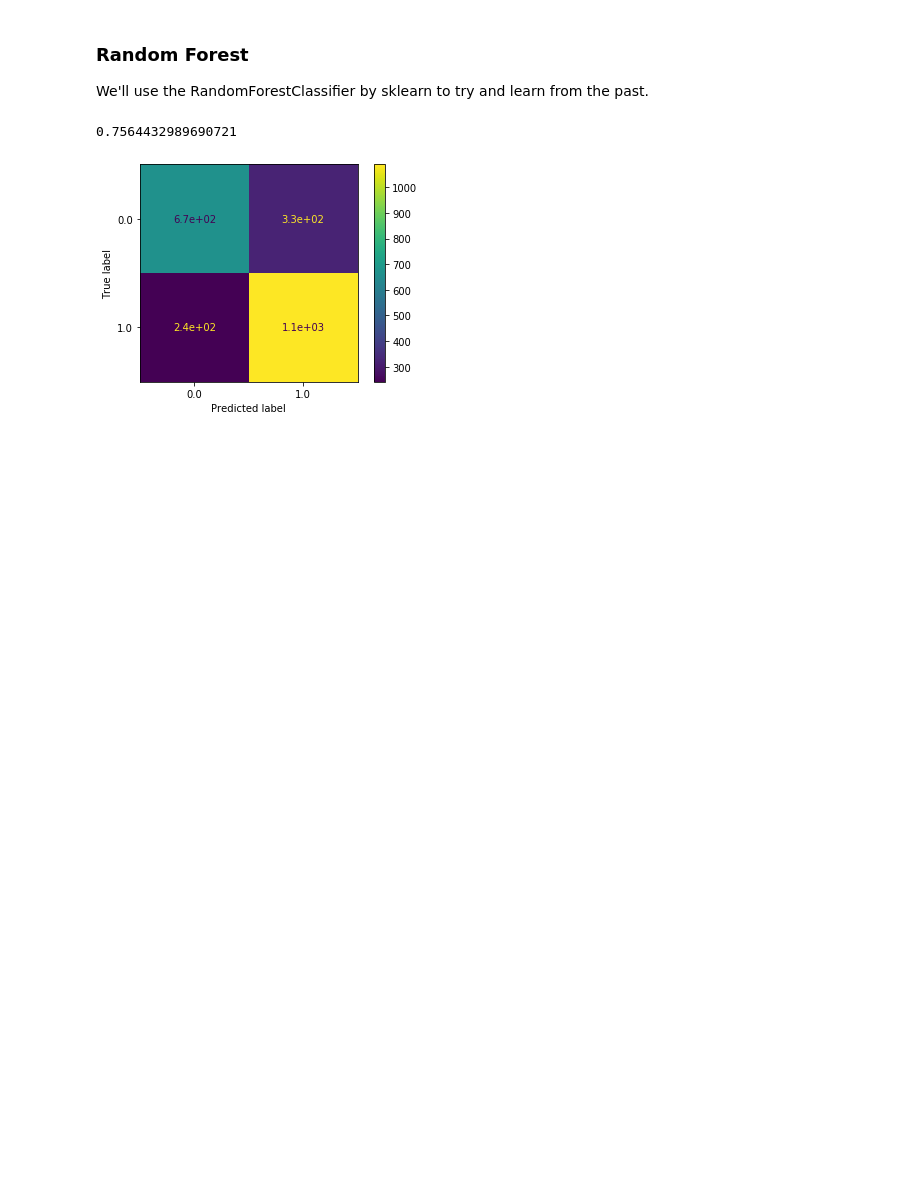
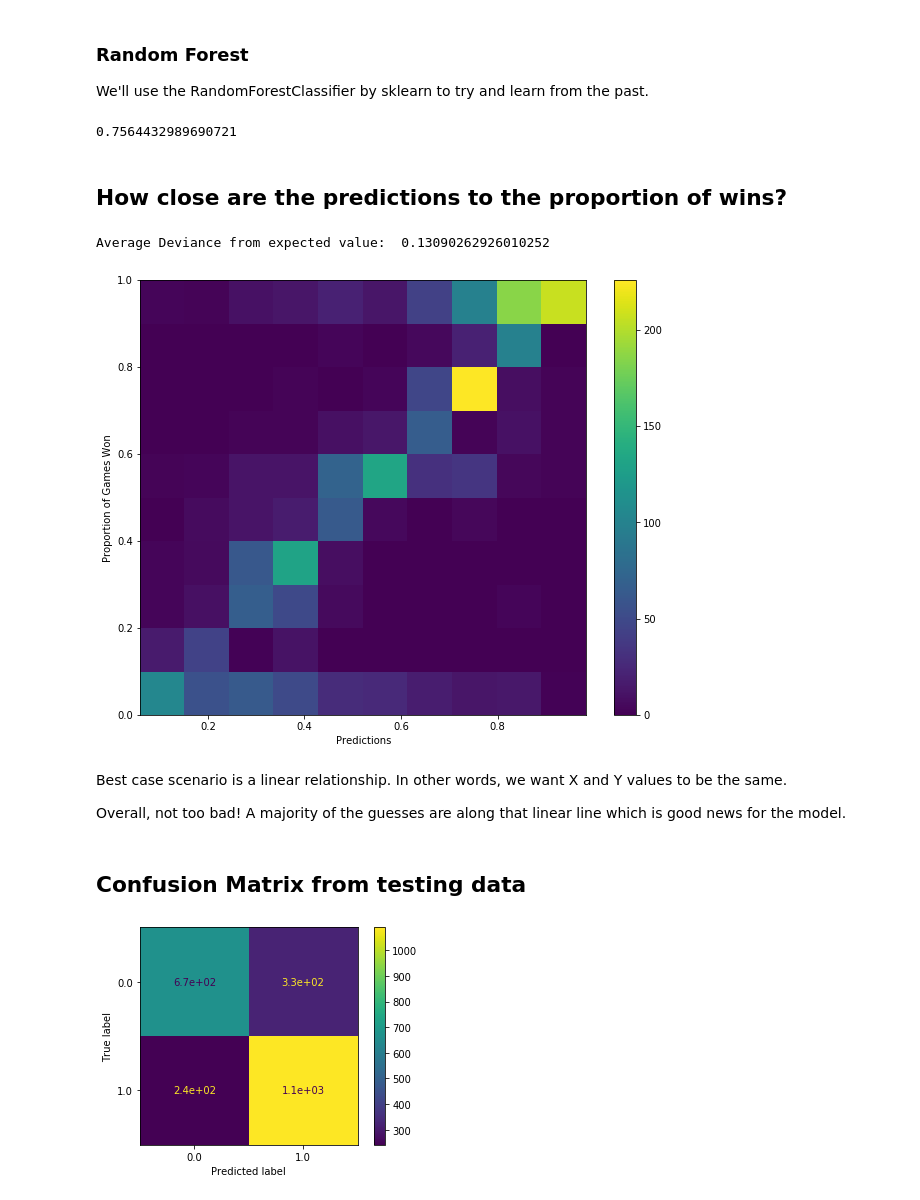
Before and after one commit to mattwells19/RL-Win-Probability-Predictor, a Jupyter notebook: Notebooks/Predicting Rocket League Series.ipynb, the cells around one changed output. Drawn from its saved outputs; the diff is of its cells as text; code cells hidden in the pictures; blank space fills up the shorter version.

```diff
--- a/Notebooks/Predicting Rocket League Series.ipynb
+++ b/Notebooks/Predicting Rocket League Series.ipynb
@@ -122,3 +126,18 @@ len(X_train), len(X_test)
+# %%
+import math
+unique_values, counts = np.unique(data[:,:3], axis=0, return_counts=True)
+sums = np.zeros(len(unique_values))
+
+for i,val in enumerate(unique_values):
+    wins = 0
+    losses = 0
+    for match in data:
+        if (math.isclose(match[0], val[0]) and math.isclose(match[1], val[1]) and math.isclose(match[2], val[2])):
+            if (match[3] == 0):
+                losses = losses + 1
+            else: wins = wins + 1
+
+    sums[i] = wins / (wins + losses)
 # %% [markdown]
 ### Random Forest
 
@@ -131,6 +150,40 @@ clf_rf.fit(X_train, y_train)
 clf_rf.score(X_test, y_test)
 # %% [output]
 0.7564432989690721
+# %% [markdown]
+## How close are the predictions to the proportion of wins?
+# %%
+x_axis = []
+y_axis = []
+error = 0
+matches = 0
+for x in X_test:
+    for i,val in enumerate(unique_values):
+        if (math.isclose(x[0], val[0]) and math.isclose(x[1], val[1]) and math.isclose(x[2], val[2])):
+            prediction = clf_rf.predict_proba([x])[0][1]
+            x_axis.append(prediction)
+            y_axis.append(sums[i])
+            error += abs(prediction - sums[i])
+            matches += 1
+
+print("Average Deviance from expected value: ", error / matches)
+
+# Plot the results
+fig = plt.figure(figsize=(10,8))
+plt.hist2d(x_axis, y_axis)
+plt.colorbar()
+plt.xlabel("Predictions")
+plt.ylabel("Proportion of Games Won")
+plt.show()
+# %% [output]
+Average Deviance from expected value:  0.13090262926010252
+[figure, added]
+# %% [markdown]
+Best case scenario is a linear relationship. In other words, we want X and Y values to be the same.
+
+Overall, not too bad! A majority of the guesses are along that linear line which is good news for the model.
+# %% [markdown]
+## Confusion Matrix from testing data
 # %%
 from sklearn.metrics import plot_confusion_matrix
 disp = plot_confusion_matrix(clf_rf, X_test, y_test)
```
Also changed, not shown: parts of 1 cell of this notebook.
